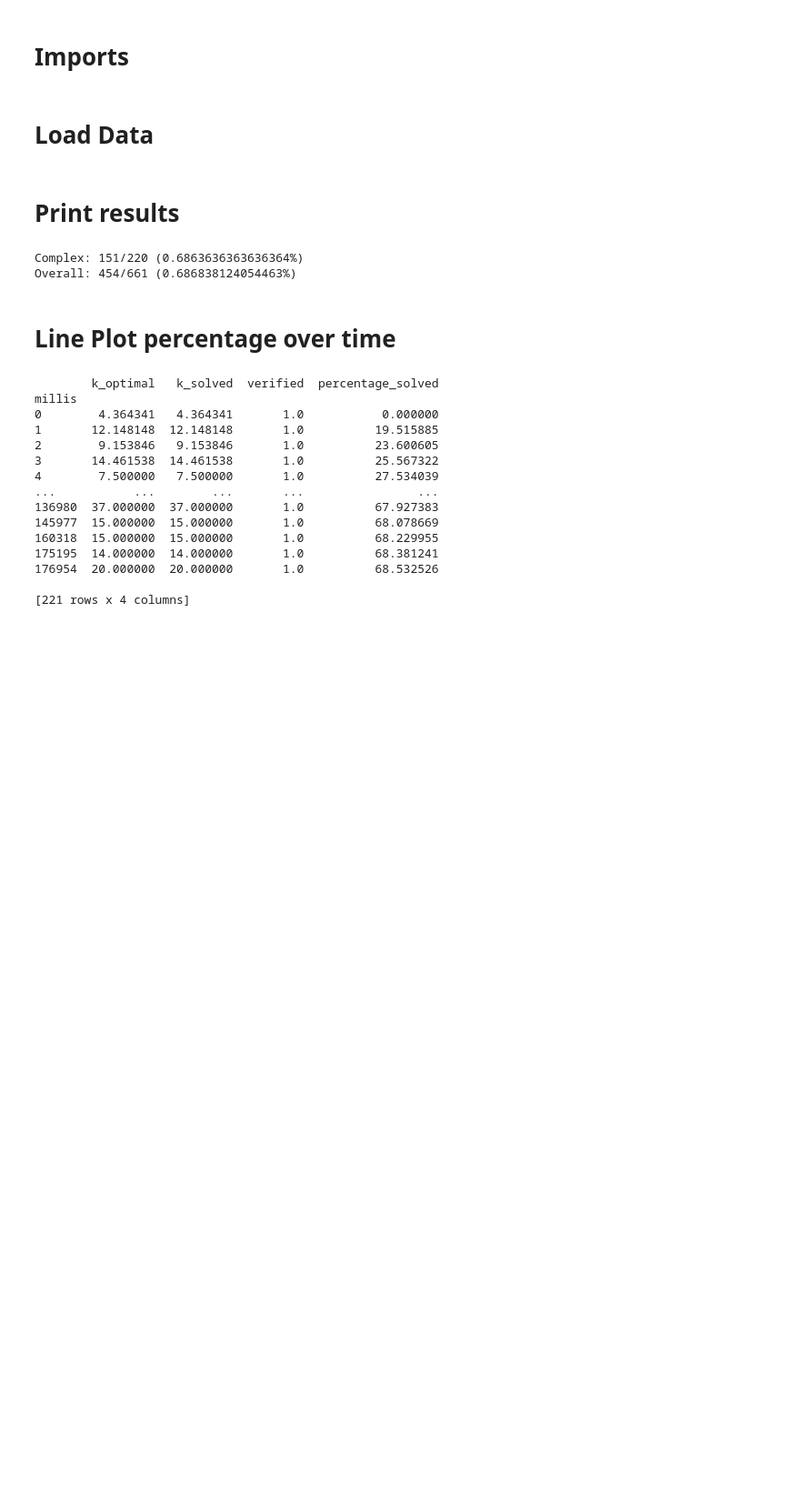
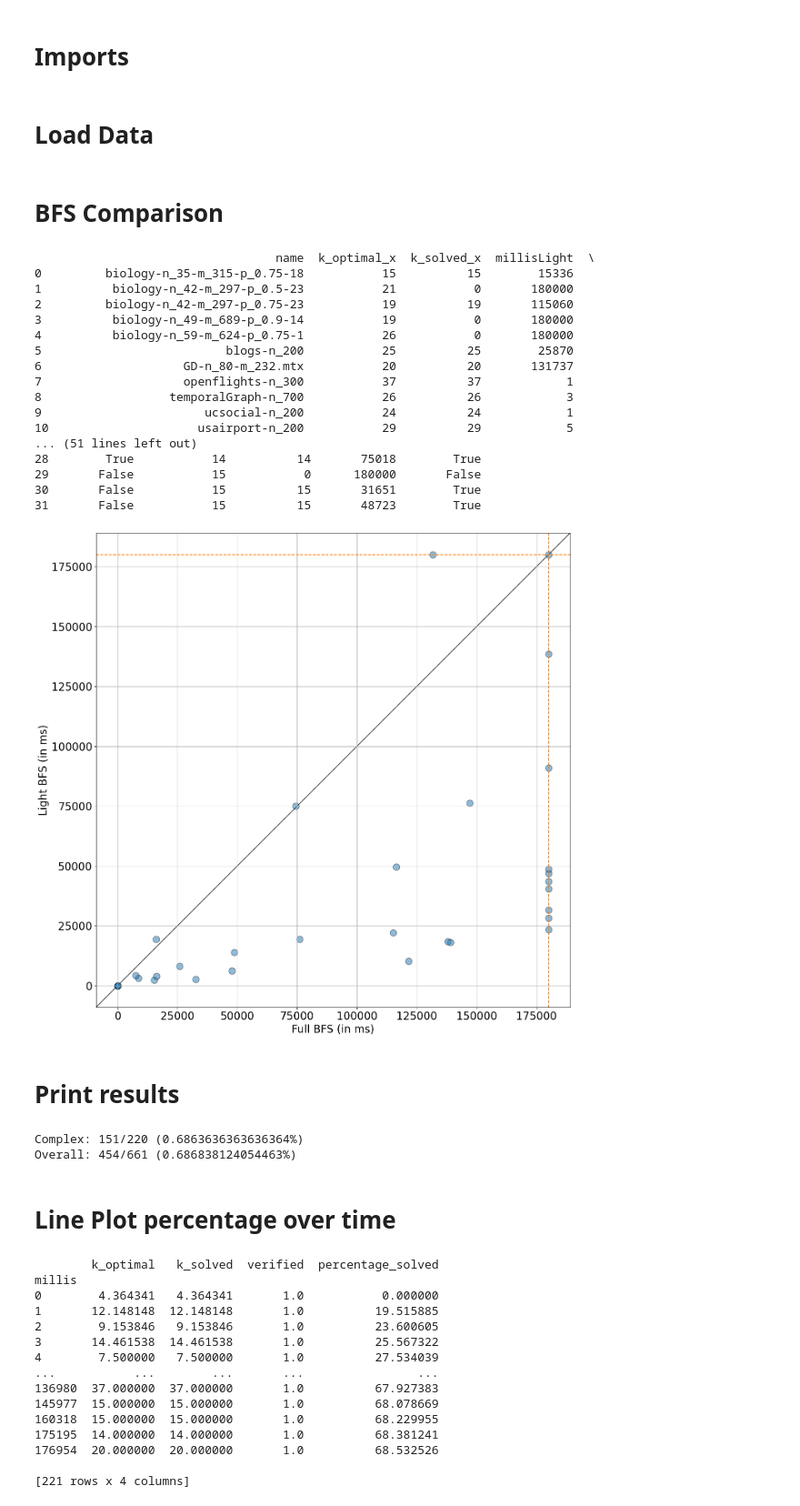
Before and after one commit to HenriDickel/DFVS-Solver, a Jupyter notebook: DFVS_Solver/src/python/statistics_v2.ipynb, the cells around one changed output. Shown at 91% size. Drawn from its saved outputs; the diff is of its cells as text; code cells hidden in the pictures; blank space fills up the shorter version.

```diff
--- a/DFVS_Solver/src/python/statistics_v2.ipynb
+++ b/DFVS_Solver/src/python/statistics_v2.ipynb
@@ -22,6 +23,60 @@ df_complex_mean_k = df_complex.groupby('k_optimal').mean()
 plt.style.use('default')
 font = {'size' : 20}
 plt.rc('font', **font)
+# %% [markdown]
+# BFS Comparison
+# %%
+dfLight = pd.read_csv("../logs/MainLog_FullBFS.csv", sep=",", header=0)
+dfLight = dfLight.rename(columns={'millis': 'millisLight'})
+dfFull = pd.read_csv("../logs/MainLog_LightBFS.csv", sep=",", header=0)
+dfFull = dfFull.rename(columns={'millis': 'millisFull'})
+dfMerge = dfLight.merge(dfFull, on = "name", how = 'inner')
+print(dfMerge)
+
+
+fig, ax = plt.subplots(figsize=(16,16))
+ax.axhline(y=180000, color='tab:orange', linestyle='--')
+ax.axvline(x=180000, color='tab:orange', linestyle='--')
+ax.scatter(dfMerge['millisLight'], dfMerge['millisFull'], c='tab:blue', edgecolors='black', marker='o', alpha=0.5, s=150)
+plt.xlabel('Full BFS (in ms)')
+plt.ylabel('Light BFS (in ms)')
+ax.grid()
+
+
+x = np.array([0,180000])
+y = np.array([0,180000])
+#plt.plot(x,y,'tab:orange')
+lims = [
+    np.min([ax.get_xlim(), ax.get_ylim()]),  # min of both axes
+    np.max([ax.get_xlim(), ax.get_ylim()]),  # max of both axes
+]
+# now plot both limits against eachother
+ax.plot(lims, lims, 'k-', alpha=0.75, zorder=0)
+ax.set_aspect('equal')
+ax.set_xlim(lims)
+ax.set_ylim(lims)
+
+fig.savefig('plots/BFSComparison.png',  bbox_inches='tight')
+fig.show()
+# %% [output]
+                                  name  k_optimal_x  k_solved_x  millisLight  \
+0         biology-n_35-m_315-p_0.75-18           15          15        15336
+1          biology-n_42-m_297-p_0.5-23           21           0       180000
+2         biology-n_42-m_297-p_0.75-23           19          19       115060
+3          biology-n_49-m_689-p_0.9-14           19           0       180000
+4          biology-n_59-m_624-p_0.75-1           26           0       180000
+5                          blogs-n_200           25          25        25870
+6                    GD-n_80-m_232.mtx           20          20       131737
+7                    openflights-n_300           37          37            1
+8                  temporalGraph-n_700           26          26            3
+9                       ucsocial-n_200           24          24            1
+10                     usairport-n_200           29          29            5
+... (51 lines left out)
+28        True           14          14       75018        True
+29       False           15           0      180000       False
+30       False           15          15       31651        True
+31       False           15          15       48723        True
+[figure, added]
 # %% [markdown]
 # Print results
 # %%
```
Also changed, not shown: parts of 1 cell of this notebook, 7 other files.
